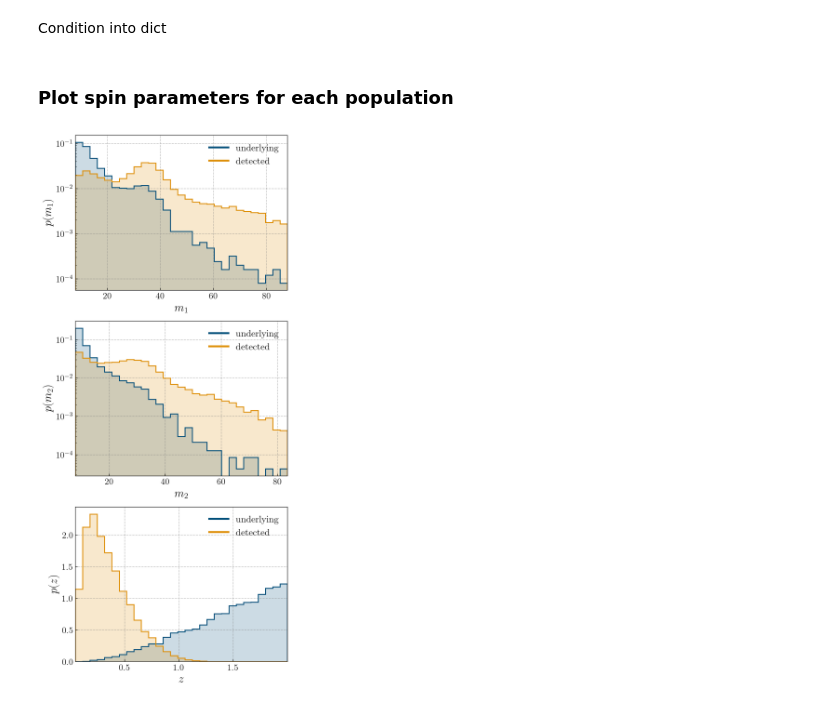
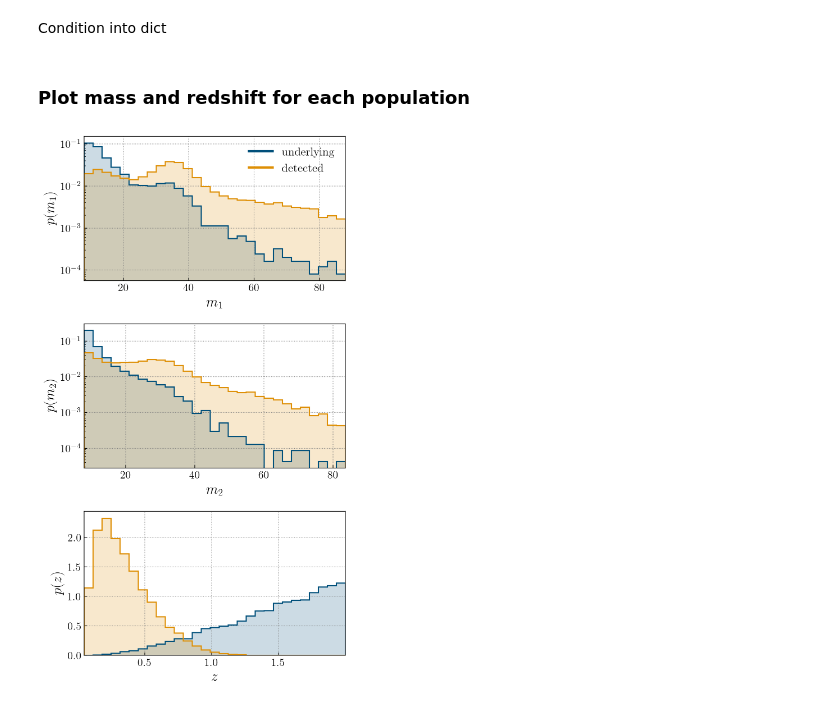
Before and after one commit to simonajmiller/measuring-bbh-component-spin, a Jupyter notebook: Figures/make_figure_05.ipynb, the cells around one changed output. Drawn from its saved outputs; the diff is of its cells as text; code cells hidden in the pictures.

```diff
--- a/Figures/make_figure_05.ipynb
+++ b/Figures/make_figure_05.ipynb
@@ -50,11 +50,11 @@ mass_redshift_dict = {
     }
 }
 # %% [markdown]
-### Plot spin parameters for each population
+### Plot mass and redshift for each population
 # %%
 colors = ['#004f7a', 'C1']
 
-plt.figure(figsize=(6, 15))
+plt.figure(figsize=(6, 12))
 subplt_num = 311
 
 for param, lbl in zip(['m1', 'm2', 'z'], ['m_1', 'm_2', 'z']):
@@ -64,35 +64,37 @@ for param, lbl in zip(['m1', 'm2', 'z'], ['m_1', 'm_2', 'z']):
     # underlying dist
     mask1 = (mass_redshift_dict['underlying']['m1'] > 8) & (mass_redshift_dict['underlying']['m2'] > 8)
     underlying = mass_redshift_dict['underlying'][param][mask1]
 
     bins = np.linspace(min(underlying), max(underlying), 30)
 
     plt.hist(underlying, density=True, color=colors[0], bins=bins, histtype='step', lw=1.5, label='underlying')
     plt.hist(underlying, density=True, color=colors[0], bins=bins, alpha=0.2, lw=1.5)
 
     # detected dist
     mask2 = (mass_redshift_dict['detected']['m1'] > 8) & (mass_redshift_dict['detected']['m2'] > 8)
     detected = mass_redshift_dict['detected'][param][mask2]
 
     plt.hist(detected, density=True, color=colors[1], bins=bins, histtype='step', lw=1.5, label='detected')
     plt.hist(detected, density=True, color=colors[1], bins=bins, alpha=0.2, lw=1.5)
 
     plt.xlim(bins[0], bins[-1])
     plt.xlabel(f'${lbl}$')
     plt.ylabel(f'$p({lbl})$')
 
     #legend
-    handles = [Line2D([], [], color=colors[i], label=l) for i,l in enumerate(['underlying', 'detected'])]
-    leg = plt.legend(handles=handles, fontsize=15)
-    for i, h in enumerate(handles):
-        leg.get_lines()[i].set_linewidth(3)
+    if subplt_num==311:
+        handles = [Line2D([], [], color=colors[i], label=l) for i,l in enumerate(['underlying', 'detected'])]
+        leg = plt.legend(handles=handles, fontsize=15)
+        for i, h in enumerate(handles):
+            leg.get_lines()[i].set_linewidth(3)
 
     if 'm' in param:
         plt.yscale('log')
 
     subplt_num+=1
 
+plt.subplots_adjust(hspace=0.3)
 plt.savefig('figure_05.pdf',bbox_inches='tight')
 plt.show()
 # %% [output]
-[figure, old version]
+[figure, new version]
```
Also changed, not shown: 9 other files.
